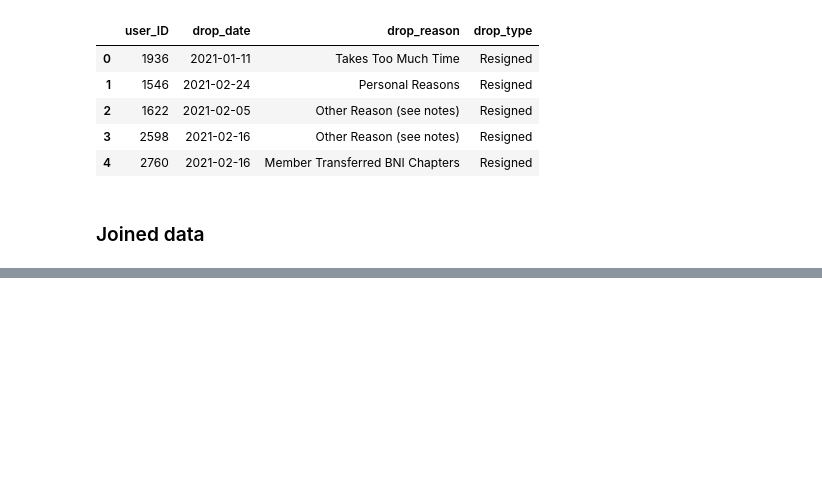
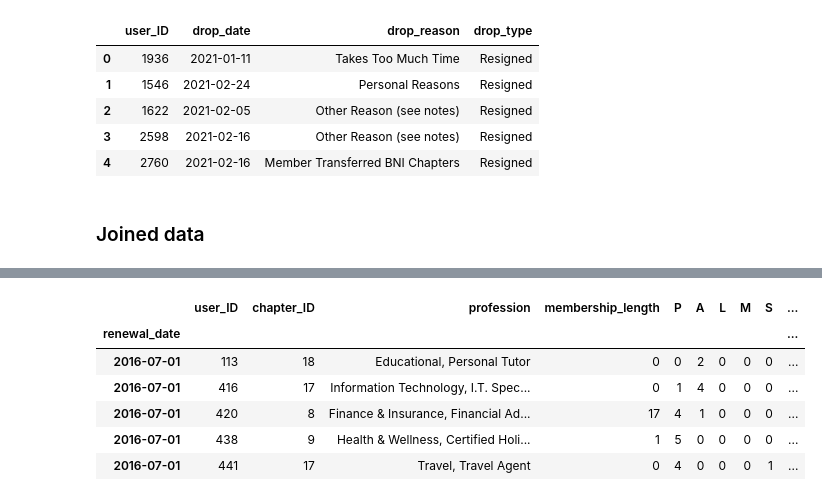
Before and after one commit to ricnorr/bachelor_thesis, a Jupyter notebook: main_script.ipynb, the cells around one changed output, grey strips where cells are left out. Cells and saved outputs as stored; diff of their text form; code cells hidden in the pictures; blank space fills up the shorter version.

```diff
--- a/main_script.ipynb
+++ b/main_script.ipynb
@@ -222,0 +260,14 @@ df_master.sample(10, random_state=13)
+# %%
+# group by "renewal_date"
+# The rest of the columns listed in groupby remain the same for the given time period.
+test = df_single.groupby(["renewal_date", "user_ID", "chapter_ID", "profession", "membership_length"]).sum()
+test.reset_index(level=["user_ID", "chapter_ID", "profession", "membership_length"], inplace=True)
+test.head()
+# %% [output]
+|  | user_ID | chapter_ID | profession | membership_length | P | A | L | M | S | ... |
+| renewal_date |  |  |  |  |  |  |  |  |  | ... |
+| 2016-07-01 | 113 | 18 | Educational, Personal Tutor | 0 | 0 | 2 | 0 | 0 | 0 | ... |
+| 2016-07-01 | 416 | 17 | Information Technology, I.T. Spec... | 0 | 1 | 4 | 0 | 0 | 0 | ... |
+| 2016-07-01 | 420 | 8 | Finance & Insurance, Financial Ad... | 17 | 4 | 1 | 0 | 0 | 0 | ... |
+| 2016-07-01 | 438 | 9 | Health & Wellness, Certified Holi... | 1 | 5 | 0 | 0 | 0 | 0 | ... |
+| 2016-07-01 | 441 | 17 | Travel, Travel Agent | 0 | 4 | 0 | 0 | 0 | 1 | ... |
```
Also changed, not shown: parts of 6 cells of this notebook.
